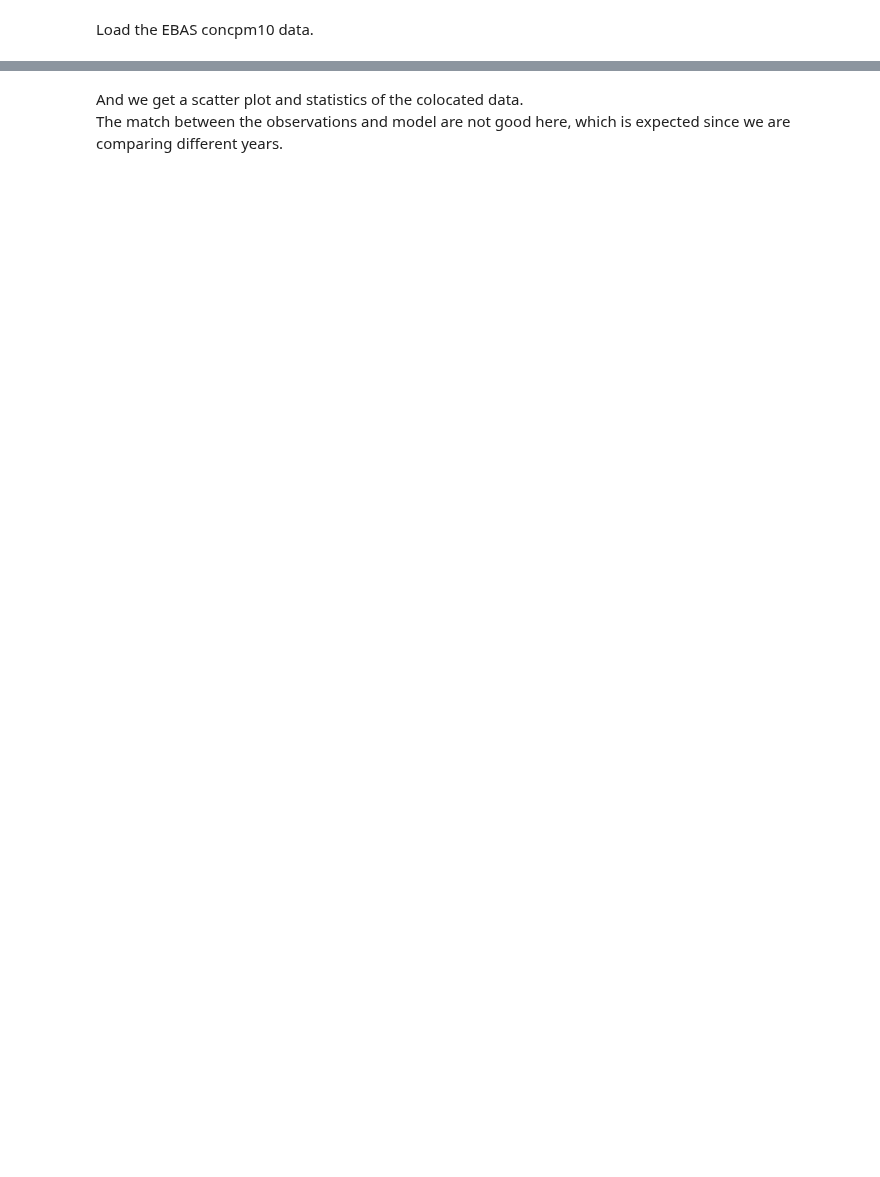
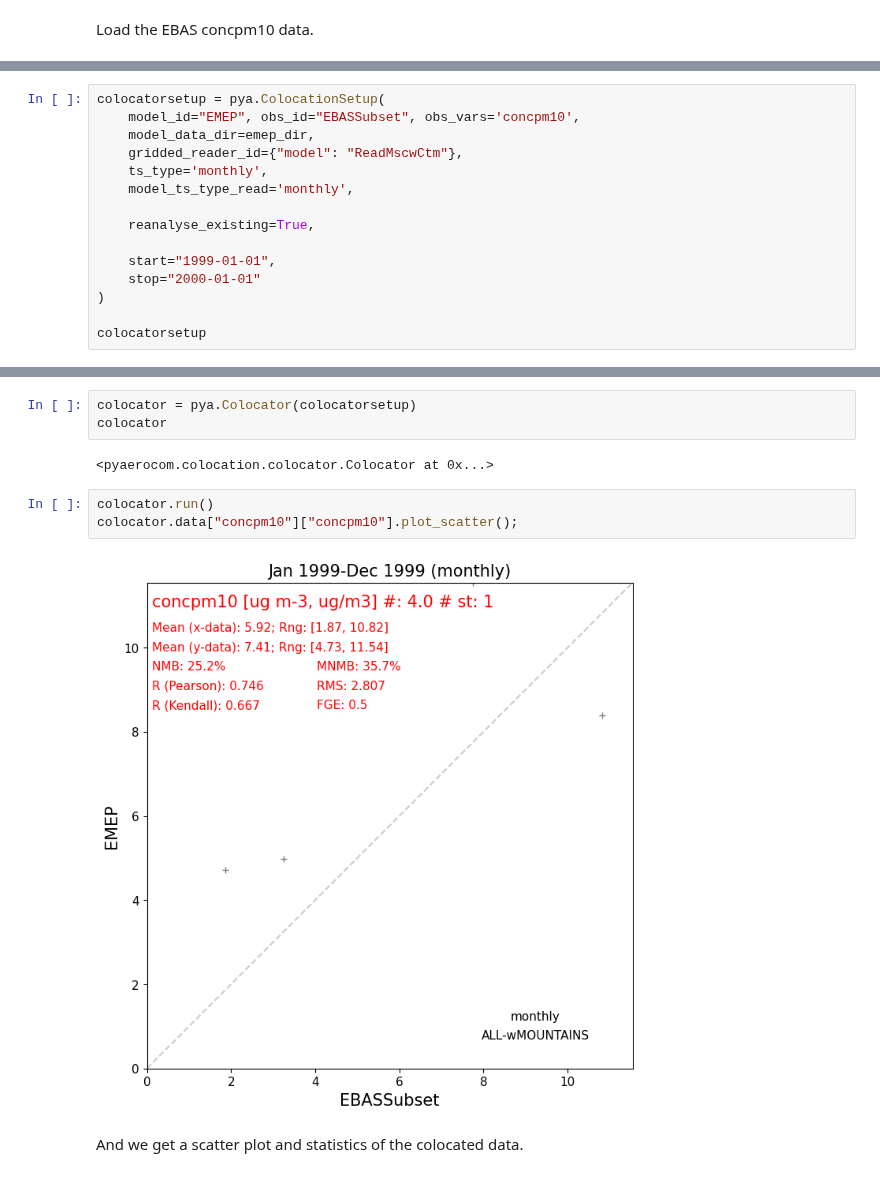
Before and after one commit to metno/pyaerocom-tutorials, a Jupyter notebook: intro_emep.ipynb, the cells around one changed output, grey strips where cells are left out. Drawn from its saved outputs; the diff is of its cells as text; blank space fills up the shorter version.

```diff
--- a/intro_emep.ipynb
+++ b/intro_emep.ipynb
@@ -148,0 +89,15 @@ See the caveats in the documentation: https://pandas.pydata.org/pandas-docs/stab
+# %%
+colocatorsetup = pya.ColocationSetup(
+    model_id="EMEP", obs_id="EBASSubset", obs_vars='concpm10',
+    model_data_dir=emep_dir,
+    gridded_reader_id={"model": "ReadMscwCtm"},
+    ts_type='monthly',
+    model_ts_type_read='monthly',
+
+    reanalyse_existing=True,
+
+    start="1999-01-01",
+    stop="2000-01-01"
+)
+
+colocatorsetup
@@ -149,3 +106,12 @@ See the caveats in the documentation: https://pandas.pydata.org/pandas-docs/stab
+# %%
+colocator = pya.Colocator(colocatorsetup)
+colocator
+# %% [output]
+<pyaerocom.colocation.colocator.Colocator at 0x...>
+# %%
+colocator.run()
+colocator.data["concpm10"]["concpm10"].plot_scatter();
+# %% [output]
+[figure, added]
 # %% [markdown]
 And we get a scatter plot and statistics of the colocated data.<br>
-The match between the observations and model are not good here, which is expected since we are comparing different years.
```
Also changed, not shown: parts of 29 cells of this notebook, 1 other file.
